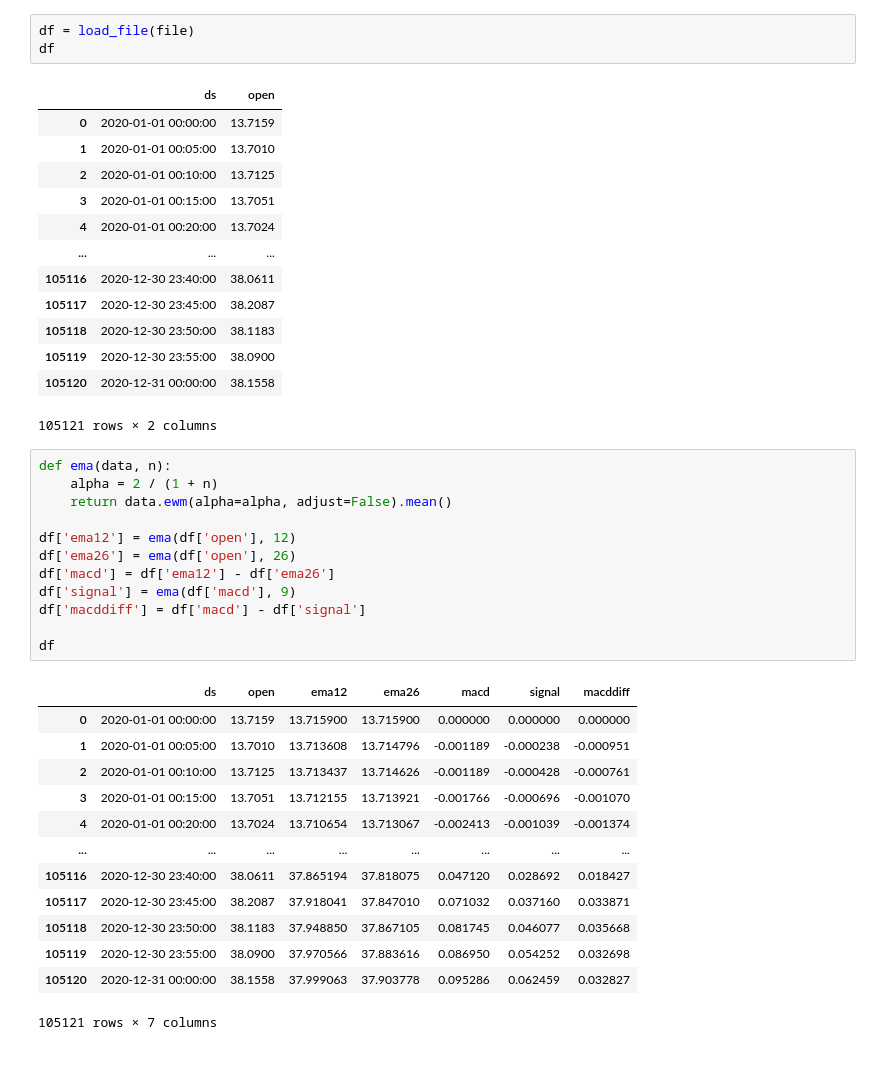
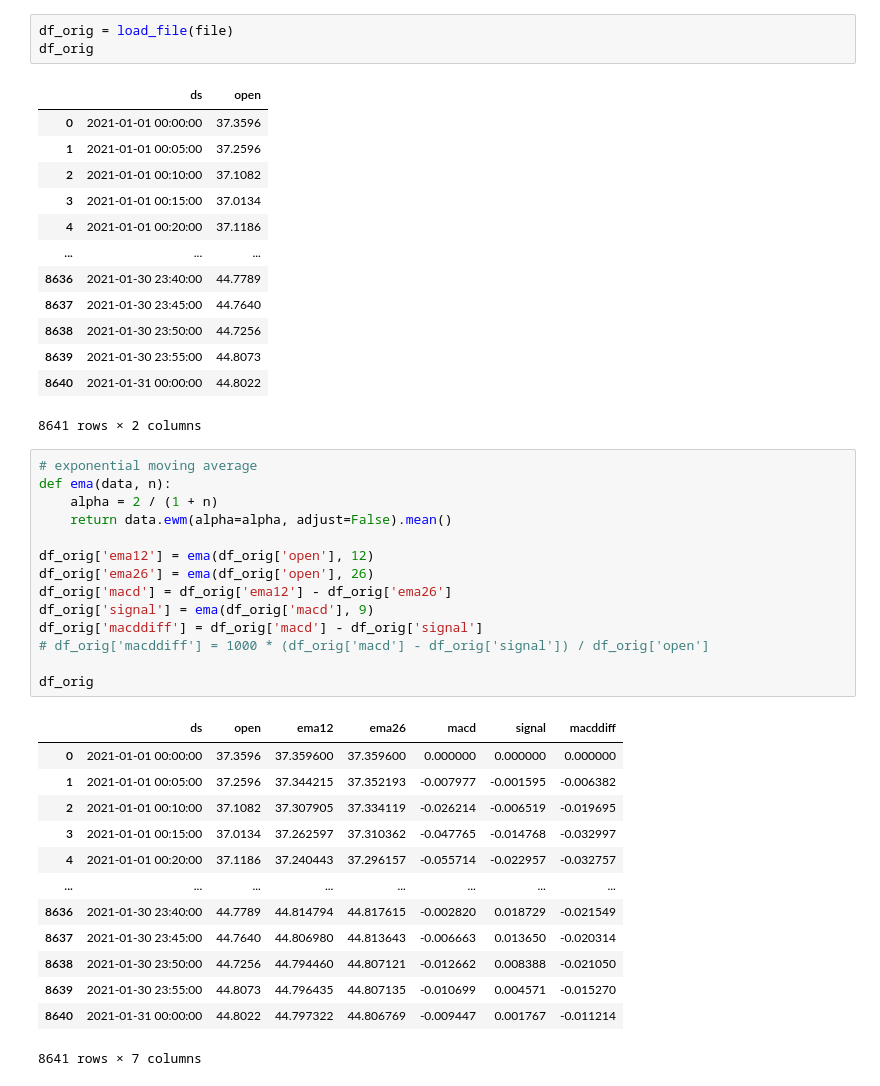
Before and after one commit to mommi84/hypeminer, a Jupyter notebook: notebooks/MACDDiffPeaks.ipynb, the cells around one changed output. Cells and saved outputs as stored; diff of their text form.

```diff
--- a/notebooks/MACDDiffPeaks.ipynb
+++ b/notebooks/MACDDiffPeaks.ipynb
@@ -59,46 +140,48 @@ file = f"{symbol}-{start}-{freq}-{days}.json"
 # %%
-df = load_file(file)
-df
+df_orig = load_file(file)
+df_orig
 # %% [output]
 |  | ds | open |
-| 0 | 2020-01-01 00:00:00 | 13.7159 |
-| 1 | 2020-01-01 00:05:00 | 13.7010 |
-| 2 | 2020-01-01 00:10:00 | 13.7125 |
-| 3 | 2020-01-01 00:15:00 | 13.7051 |
-| 4 | 2020-01-01 00:20:00 | 13.7024 |
+| 0 | 2021-01-01 00:00:00 | 37.3596 |
+| 1 | 2021-01-01 00:05:00 | 37.2596 |
+| 2 | 2021-01-01 00:10:00 | 37.1082 |
+| 3 | 2021-01-01 00:15:00 | 37.0134 |
+| 4 | 2021-01-01 00:20:00 | 37.1186 |
 | ... | ... | ... |
-| 105116 | 2020-12-30 23:40:00 | 38.0611 |
-| 105117 | 2020-12-30 23:45:00 | 38.2087 |
-| 105118 | 2020-12-30 23:50:00 | 38.1183 |
-| 105119 | 2020-12-30 23:55:00 | 38.0900 |
-| 105120 | 2020-12-31 00:00:00 | 38.1558 |
+| 8636 | 2021-01-30 23:40:00 | 44.7789 |
+| 8637 | 2021-01-30 23:45:00 | 44.7640 |
+| 8638 | 2021-01-30 23:50:00 | 44.7256 |
+| 8639 | 2021-01-30 23:55:00 | 44.8073 |
+| 8640 | 2021-01-31 00:00:00 | 44.8022 |
-105121 rows × 2 columns
+8641 rows × 2 columns
 # %%
+# exponential moving average
 def ema(data, n):
     alpha = 2 / (1 + n)
     return data.ewm(alpha=alpha, adjust=False).mean()
 
-df['ema12'] = ema(df['open'], 12)
-df['ema26'] = ema(df['open'], 26)
-df['macd'] = df['ema12'] - df['ema26']
-df['signal'] = ema(df['macd'], 9)
-df['macddiff'] = df['macd'] - df['signal']
+df_orig['ema12'] = ema(df_orig['open'], 12)
+df_orig['ema26'] = ema(df_orig['open'], 26)
+df_orig['macd'] = df_orig['ema12'] - df_orig['ema26']
+df_orig['signal'] = ema(df_orig['macd'], 9)
+df_orig['macddiff'] = df_orig['macd'] - df_orig['signal']
+# df_orig['macddiff'] = 1000 * (df_orig['macd'] - df_orig['signal']) / df_orig['open']
 
-df
+df_orig
 # %% [output]
 |  | ds | open | ema12 | ema26 | macd | signal | macddiff |
-| 0 | 2020-01-01 00:00:00 | 13.7159 | 13.715900 | 13.715900 | 0.000000 | 0.000000 | 0.000000 |
-| 1 | 2020-01-01 00:05:00 | 13.7010 | 13.713608 | 13.714796 | -0.001189 | -0.000238 | -0.000951 |
-| 2 | 2020-01-01 00:10:00 | 13.7125 | 13.713437 | 13.714626 | -0.001189 | -0.000428 | -0.000761 |
-| 3 | 2020-01-01 00:15:00 | 13.7051 | 13.712155 | 13.713921 | -0.001766 | -0.000696 | -0.001070 |
-| 4 | 2020-01-01 00:20:00 | 13.7024 | 13.710654 | 13.713067 | -0.002413 | -0.001039 | -0.001374 |
+| 0 | 2021-01-01 00:00:00 | 37.3596 | 37.359600 | 37.359600 | 0.000000 | 0.000000 | 0.000000 |
+| 1 | 2021-01-01 00:05:00 | 37.2596 | 37.344215 | 37.352193 | -0.007977 | -0.001595 | -0.006382 |
+| 2 | 2021-01-01 00:10:00 | 37.1082 | 37.307905 | 37.334119 | -0.026214 | -0.006519 | -0.019695 |
+| 3 | 2021-01-01 00:15:00 | 37.0134 | 37.262597 | 37.310362 | -0.047765 | -0.014768 | -0.032997 |
+| 4 | 2021-01-01 00:20:00 | 37.1186 | 37.240443 | 37.296157 | -0.055714 | -0.022957 | -0.032757 |
 | ... | ... | ... | ... | ... | ... | ... | ... |
-| 105116 | 2020-12-30 23:40:00 | 38.0611 | 37.865194 | 37.818075 | 0.047120 | 0.028692 | 0.018427 |
-| 105117 | 2020-12-30 23:45:00 | 38.2087 | 37.918041 | 37.847010 | 0.071032 | 0.037160 | 0.033871 |
-| 105118 | 2020-12-30 23:50:00 | 38.1183 | 37.948850 | 37.867105 | 0.081745 | 0.046077 | 0.035668 |
-| 105119 | 2020-12-30 23:55:00 | 38.0900 | 37.970566 | 37.883616 | 0.086950 | 0.054252 | 0.032698 |
-| 105120 | 2020-12-31 00:00:00 | 38.1558 | 37.999063 | 37.903778 | 0.095286 | 0.062459 | 0.032827 |
+| 8636 | 2021-01-30 23:40:00 | 44.7789 | 44.814794 | 44.817615 | -0.002820 | 0.018729 | -0.021549 |
+| 8637 | 2021-01-30 23:45:00 | 44.7640 | 44.806980 | 44.813643 | -0.006663 | 0.013650 | -0.020314 |
+| 8638 | 2021-01-30 23:50:00 | 44.7256 | 44.794460 | 44.807121 | -0.012662 | 0.008388 | -0.021050 |
+| 8639 | 2021-01-30 23:55:00 | 44.8073 | 44.796435 | 44.807135 | -0.010699 | 0.004571 | -0.015270 |
+| 8640 | 2021-01-31 00:00:00 | 44.8022 | 44.797322 | 44.806769 | -0.009447 | 0.001767 | -0.011214 |
-105121 rows × 7 columns
+8641 rows × 7 columns
 # %%
 import matplotlib.pyplot as plt
 import matplotlib.dates as mdates
```
Also changed, not shown: parts of 12 cells of this notebook.
